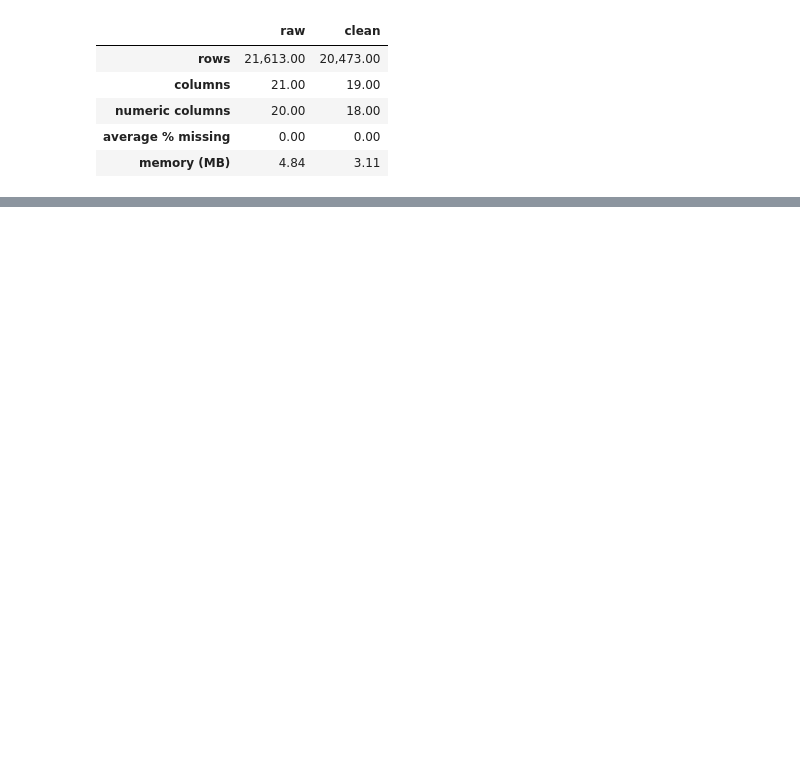
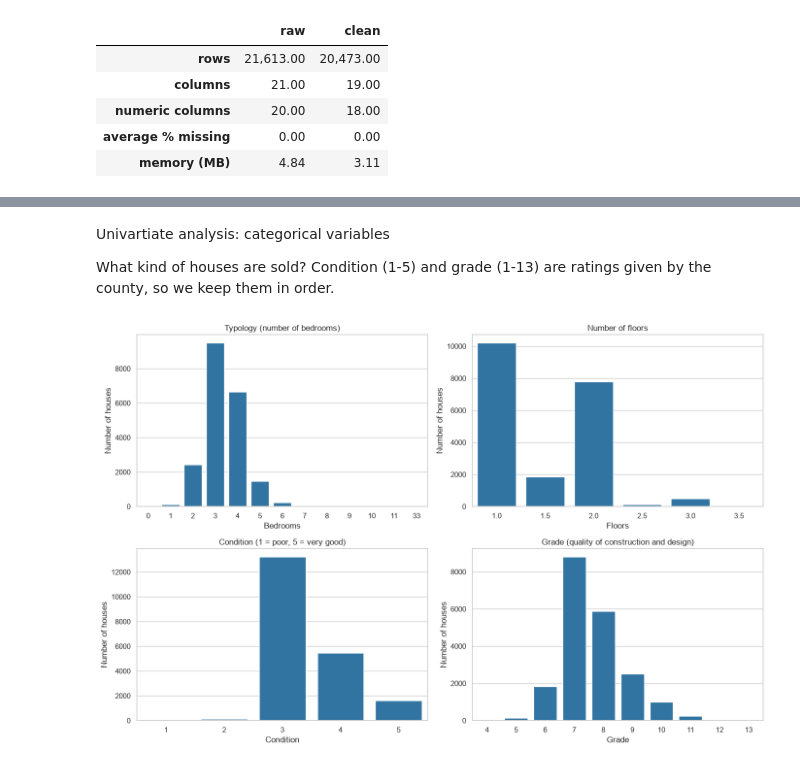
Before and after one commit to barsbabila/2-day1-assignment, a Jupyter notebook: notebook/Day1Group2.ipynb, the cells around one changed output, grey strips where cells are left out. Cells and saved outputs as stored; diff of their text form; code cells hidden in the pictures; blank space fills up the shorter version.

```diff
--- a/notebook/Day1Group2.ipynb
+++ b/notebook/Day1Group2.ipynb
@@ -366,0 +456,30 @@ Clean data saved to ../data/kc_houses_data_clean.csv (2.1 MB)
+# %% [markdown]
+Univartiate analysis: categorical variables
+
+What kind of houses are sold? Condition (1-5) and grade (1-13) are ratings given by the county, so we keep them in order.
+# %%
+fig, axes = plt.subplots(2, 2, figsize=(14, 9))
+
+sns.countplot(data=df_clean, x="bedrooms", color="tab:blue", ax=axes[0, 0])
+axes[0, 0].set_title("Typology (number of bedrooms)")
+axes[0, 0].set_xlabel("Bedrooms")
+
+sns.countplot(data=df_clean, x="floors", color="tab:blue", ax=axes[0, 1])
+axes[0, 1].set_title("Number of floors")
+axes[0, 1].set_xlabel("Floors")
+
+sns.countplot(data=df_clean, x="condition", color="tab:blue", ax=axes[1, 0])
+axes[1, 0].set_title("Condition (1 = poor, 5 = very good)")
+axes[1, 0].set_xlabel("Condition")
+
+sns.countplot(data=df_clean, x="grade", color="tab:blue", ax=axes[1, 1])
+axes[1, 1].set_title("Grade (quality of construction and design)")
+axes[1, 1].set_xlabel("Grade")
+
+for ax in axes.flat:
+    ax.set_ylabel("Number of houses")
+
+plt.tight_layout()
+plt.show()
+# %% [output]
+[figure, added]
```
Also changed, not shown: parts of 34 cells of this notebook.
